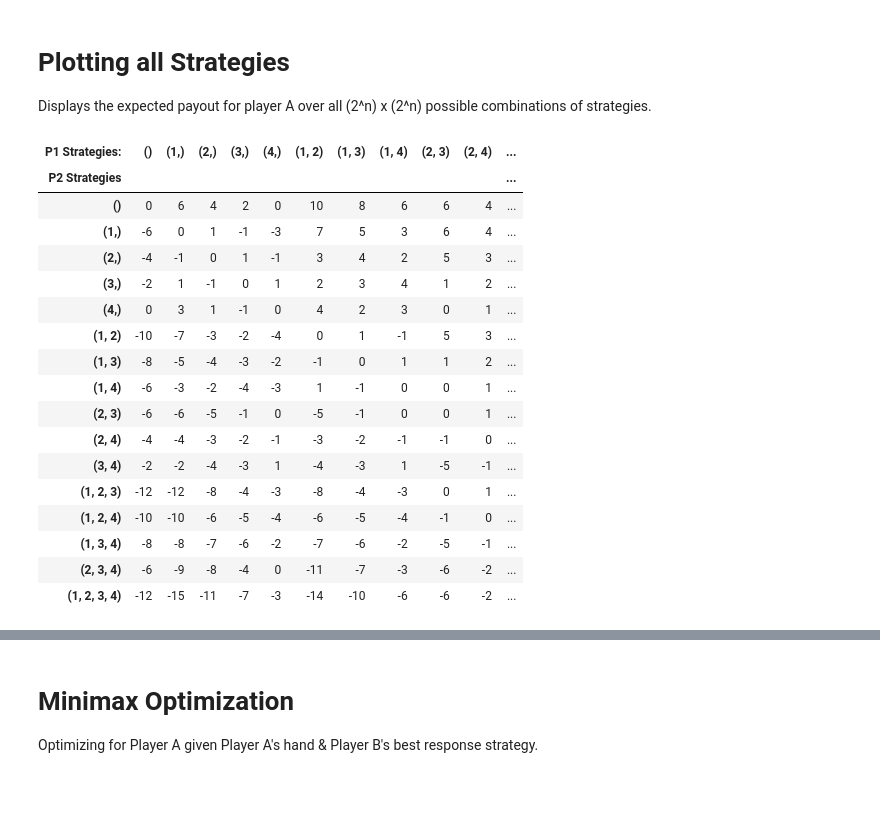
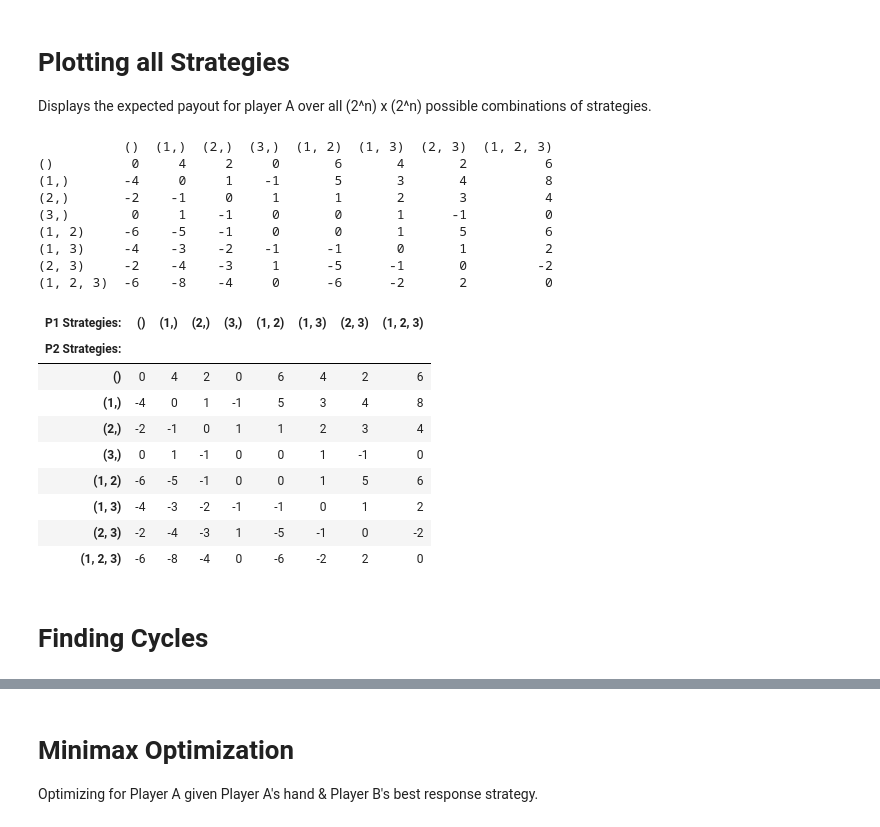
Before and after one commit to mihirt2/poker-like-games, a Jupyter notebook: discrete_poker_games.ipynb, the cells around one changed output, grey strips where cells are left out. Drawn from its saved outputs; the diff is of its cells as text; code cells hidden in the pictures; blank space fills up the shorter version.

```diff
--- a/discrete_poker_games.ipynb
+++ b/discrete_poker_games.ipynb
@@ -504,7 +504,7 @@ import itertools
 import sys
 import pandas as pd
 from IPython.display import display
-n = 4
+n = 3
 badvales = 0
 def indices_of_max(data):
     if not data:
@@ -537,48 +537,51 @@ for N in range(0, n + 1):
                             continue
                         if (p1_card in p1bets) and (p2_card in p2bets):
                             if p1_card > p2_card:
                                 p1_expected_payout += 2
                                 p2_expected_payout -= 2
                             else:
                                 p1_expected_payout -= 2
                                 p2_expected_payout += 2
                         elif (p1_card not in p1bets) and (p2_card not in p2bets):
                             if p1_card > p2_card:
                                 p1_expected_payout += 1
                                 p2_expected_payout -= 1
                             else:
                                 p1_expected_payout -= 1
                                 p2_expected_payout += 1
                         elif (p1_card not in p1bets) and (p2_card in p2bets):
                             p2_expected_payout += 1
                             p1_expected_payout -= 1
                         elif (p1_card in p1bets) and (p2_card not in p2bets):
                             p2_expected_payout -= 1
                             p1_expected_payout += 1
                 p1_strats.append(p1bets)
                 p1_payouts.append(p1_expected_payout)
         all_strats.append(p1_strats)
         all_payouts.append(p1_payouts)
 df = pd.DataFrame(all_payouts, columns = all_strats[0],index =all_stratsp2)
 df.index.name = "P2 Strategies:"
 df.columns.name = "P1 Strategies:"
 display(df.style.set_properties(**{'border': '1px solid black'}))
 # %% [output]
+           ()  (1,)  (2,)  (3,)  (1, 2)  (1, 3)  (2, 3)  (1, 2, 3)
+()          0     4     2     0       6       4       2          6
+(1,)       -4     0     1    -1       5       3       4          8
+(2,)       -2    -1     0     1       1       2       3          4
+(3,)        0     1    -1     0       0       1      -1          0
+(1, 2)     -6    -5    -1     0       0       1       5          6
+(1, 3)     -4    -3    -2    -1      -1       0       1          2
+(2, 3)     -2    -4    -3     1      -5      -1       0         -2
+(1, 2, 3)  -6    -8    -4     0      -6      -2       2          0
-| P1 Strategies: | () | (1,) | (2,) | (3,) | (4,) | (1, 2) | (1, 3) | (1, 4) | (2, 3) | (2, 4) | ... |
-| P2 Strategies |  |  |  |  |  |  |  |  |  |  | ... |
-| () | 0 | 6 | 4 | 2 | 0 | 10 | 8 | 6 | 6 | 4 | ... |
-| (1,) | -6 | 0 | 1 | -1 | -3 | 7 | 5 | 3 | 6 | 4 | ... |
-| (2,) | -4 | -1 | 0 | 1 | -1 | 3 | 4 | 2 | 5 | 3 | ... |
-| (3,) | -2 | 1 | -1 | 0 | 1 | 2 | 3 | 4 | 1 | 2 | ... |
-| (4,) | 0 | 3 | 1 | -1 | 0 | 4 | 2 | 3 | 0 | 1 | ... |
-| (1, 2) | -10 | -7 | -3 | -2 | -4 | 0 | 1 | -1 | 5 | 3 | ... |
-| (1, 3) | -8 | -5 | -4 | -3 | -2 | -1 | 0 | 1 | 1 | 2 | ... |
-| (1, 4) | -6 | -3 | -2 | -4 | -3 | 1 | -1 | 0 | 0 | 1 | ... |
-| (2, 3) | -6 | -6 | -5 | -1 | 0 | -5 | -1 | 0 | 0 | 1 | ... |
-| (2, 4) | -4 | -4 | -3 | -2 | -1 | -3 | -2 | -1 | -1 | 0 | ... |
-| (3, 4) | -2 | -2 | -4 | -3 | 1 | -4 | -3 | 1 | -5 | -1 | ... |
-| (1, 2, 3) | -12 | -12 | -8 | -4 | -3 | -8 | -4 | -3 | 0 | 1 | ... |
-| (1, 2, 4) | -10 | -10 | -6 | -5 | -4 | -6 | -5 | -4 | -1 | 0 | ... |
-| (1, 3, 4) | -8 | -8 | -7 | -6 | -2 | -7 | -6 | -2 | -5 | -1 | ... |
-| (2, 3, 4) | -6 | -9 | -8 | -4 | 0 | -11 | -7 | -3 | -6 | -2 | ... |
-| (1, 2, 3, 4) | -12 | -15 | -11 | -7 | -3 | -14 | -10 | -6 | -6 | -2 | ... |
+| P1 Strategies: | () | (1,) | (2,) | (3,) | (1, 2) | (1, 3) | (2, 3) | (1, 2, 3) |
+| P2 Strategies: |  |  |  |  |  |  |  |  |
+| () | 0 | 4 | 2 | 0 | 6 | 4 | 2 | 6 |
+| (1,) | -4 | 0 | 1 | -1 | 5 | 3 | 4 | 8 |
+| (2,) | -2 | -1 | 0 | 1 | 1 | 2 | 3 | 4 |
+| (3,) | 0 | 1 | -1 | 0 | 0 | 1 | -1 | 0 |
+| (1, 2) | -6 | -5 | -1 | 0 | 0 | 1 | 5 | 6 |
+| (1, 3) | -4 | -3 | -2 | -1 | -1 | 0 | 1 | 2 |
+| (2, 3) | -2 | -4 | -3 | 1 | -5 | -1 | 0 | -2 |
+| (1, 2, 3) | -6 | -8 | -4 | 0 | -6 | -2 | 2 | 0 |
+# %% [markdown]
+# Finding Cycles
```
Also changed, not shown: parts of 1 cell of this notebook.
